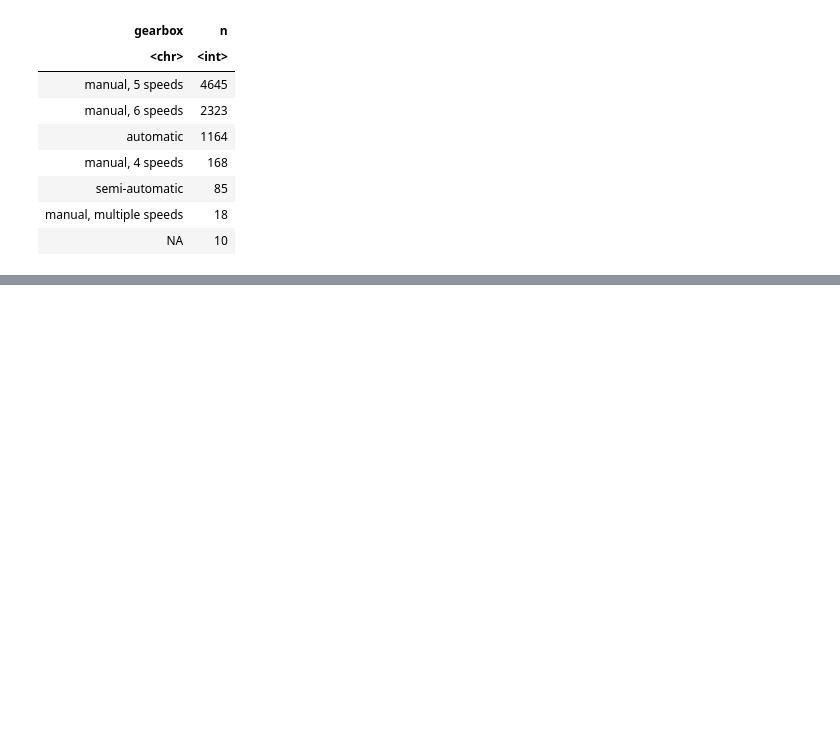
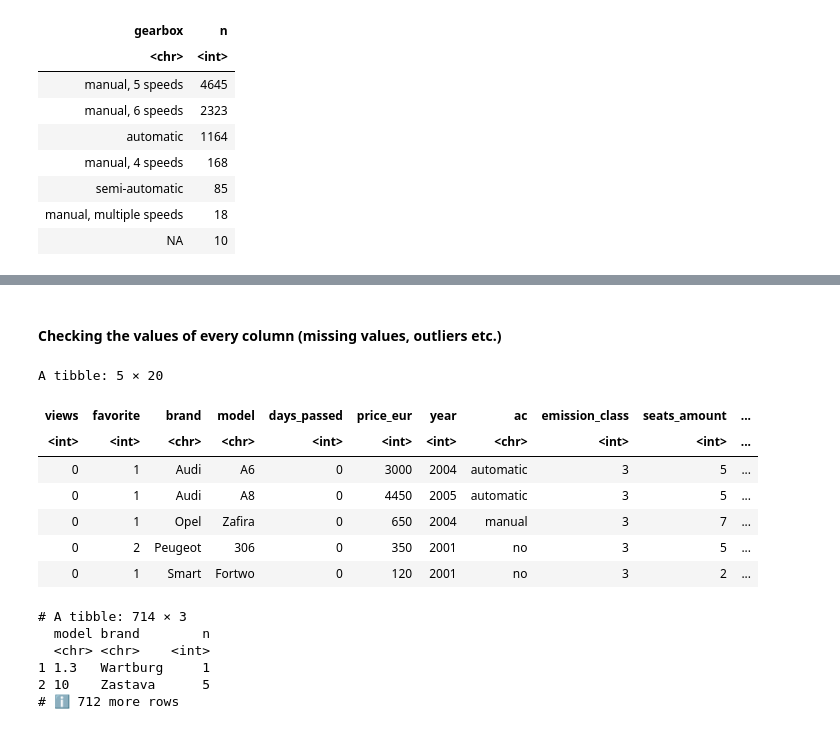
Before and after one commit to balintschmidt22/r_data_mining, a Jupyter notebook: car_sales.ipynb, the cells around one changed output, grey strips where cells are left out. Drawn from its saved outputs; the diff is of its cells as text; code cells hidden in the pictures; blank space fills up the shorter version.

```diff
--- a/car_sales.ipynb
+++ b/car_sales.ipynb
@@ -285,3 +252,24 @@ Zastava
+# %%
+cars_raw <- cars_raw %>%
+mutate(brand = str_replace(brand, "^VW$", "Volkswagen"))
+# %%
+cars_raw <- cars_raw %>%
+  mutate(post_date = case_when(
+    str_detect(post_date, "today")      ~ 0L,
+    str_detect(post_date, "yesterday")  ~ 1L,
+    str_detect(post_date, "2 days")     ~ 2L,
+    str_detect(post_date, "3 days")     ~ 3L,
+    str_detect(post_date, "4 days")     ~ 4L,
+    str_detect(post_date, "5 days")     ~ 5L,
+    str_detect(post_date, "6 days")     ~ 6L,
+    str_detect(post_date, "a week ago") ~ 7L,
+    str_detect(post_date, "2 weeks")    ~ 14L,
+    str_detect(post_date, "3 weeks")    ~ 21L,
+    str_detect(post_date, "4 weeks")    ~ 28L,
+    str_detect(post_date, "month")      ~ 30L,
+    TRUE ~ NA_integer_
+  )) %>%
+rename(days_passed=post_date)
 # %%
 str(cars_raw)
 # %% [output]
@@ -327,0 +313,14 @@ summary(cars_raw)
+# %% [markdown]
+#### Checking the values of every column (missing values, outliers etc.)
+# %%
+cars_raw %>%
+filter(views < favorite)
+# %% [output]
+A tibble: 5 × 20
+| views | favorite | brand | model | days_passed | price_eur | year | ac | emission_class | seats_amount | ... |
+| <int> | <int> | <chr> | <chr> | <int> | <int> | <int> | <chr> | <int> | <int> | ... |
+| 0 | 1 | Audi | A6 | 0 | 3000 | 2004 | automatic | 3 | 5 | ... |
+| 0 | 1 | Audi | A8 | 0 | 4450 | 2005 | automatic | 3 | 5 | ... |
+| 0 | 1 | Opel | Zafira | 0 | 650 | 2004 | manual | 3 | 7 | ... |
+| 0 | 2 | Peugeot | 306 | 0 | 350 | 2001 | no | 3 | 5 | ... |
+| 0 | 1 | Smart | Fortwo | 0 | 120 | 2001 | no | 3 | 2 | ... |
@@ -327,0 +330,13 @@ summary(cars_raw)
+# %%
+cars_raw %>%
+select(brand, model) %>%
+arrange(model, brand) %>%
+count(model, brand) %>%
+print(n = 2) #Inf
+# %% [output]
+# A tibble: 714 × 3
+  model brand        n
+  <chr> <chr>    <int>
+1 1.3   Wartburg     1
+2 10    Zastava      5
+# ℹ 712 more rows
```
Also changed, not shown: parts of 11 cells of this notebook.
